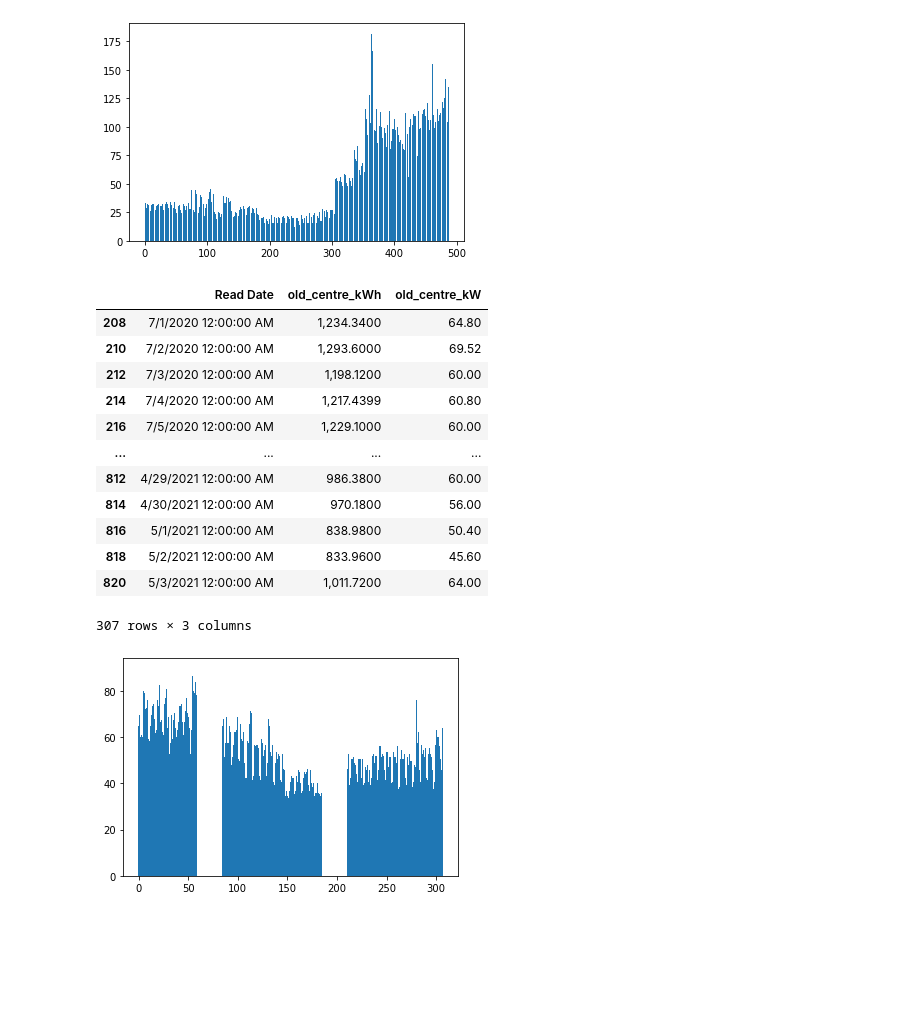
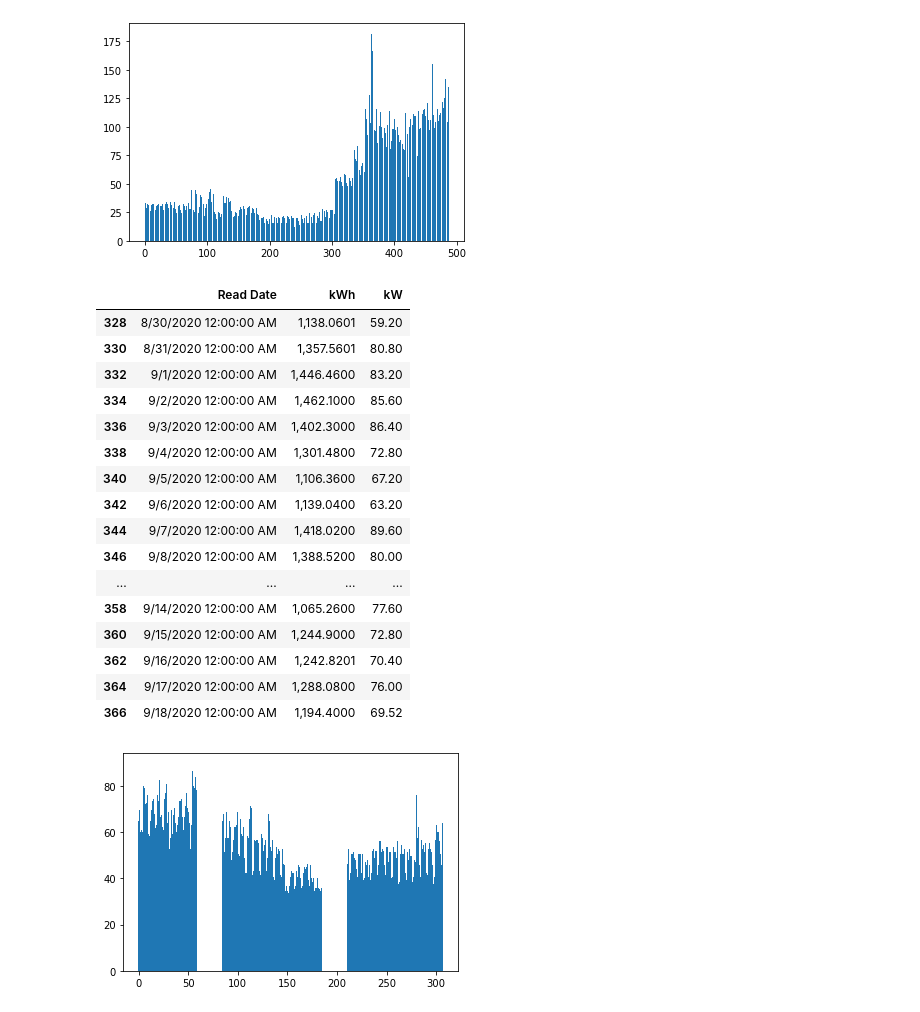
Before and after one commit to jacksonkennedynorris/green_centre, a Jupyter notebook: GreenProject.ipynb, the cells around one changed output. Saved outputs shown, nothing was run; the diff lists cells and outputs as text; code cells hidden in the pictures; blank space fills up the shorter version.

```diff
--- a/GreenProject.ipynb
+++ b/GreenProject.ipynb
@@ -44,24 +49,28 @@ plot_daily_data(olin)
 [figure]
 # %%
 old_centre = pd.read_csv("old_centre_daily.csv")
-rename_cols(old_centre,"old_centre")
-old_centre = old_centre[old_centre.old_centre_kW.notnull()]
+#rename_cols(old_centre,"old_centre")
+old_centre = old_centre[old_centre.kW.notnull()]
 old_centre = old_centre[181:]
-old_centre
+old_centre[60:80]
 # %% [output]
-|  | Read Date | old_centre_kWh | old_centre_kW |
-| 208 | 7/1/2020 12:00:00 AM | 1,234.3400 | 64.80 |
-| 210 | 7/2/2020 12:00:00 AM | 1,293.6000 | 69.52 |
-| 212 | 7/3/2020 12:00:00 AM | 1,198.1200 | 60.00 |
-| 214 | 7/4/2020 12:00:00 AM | 1,217.4399 | 60.80 |
-| 216 | 7/5/2020 12:00:00 AM | 1,229.1000 | 60.00 |
+|  | Read Date | kWh | kW |
+| 328 | 8/30/2020 12:00:00 AM | 1,138.0601 | 59.20 |
+| 330 | 8/31/2020 12:00:00 AM | 1,357.5601 | 80.80 |
+| 332 | 9/1/2020 12:00:00 AM | 1,446.4600 | 83.20 |
+| 334 | 9/2/2020 12:00:00 AM | 1,462.1000 | 85.60 |
+| 336 | 9/3/2020 12:00:00 AM | 1,402.3000 | 86.40 |
+| 338 | 9/4/2020 12:00:00 AM | 1,301.4800 | 72.80 |
+| 340 | 9/5/2020 12:00:00 AM | 1,106.3600 | 67.20 |
+| 342 | 9/6/2020 12:00:00 AM | 1,139.0400 | 63.20 |
+| 344 | 9/7/2020 12:00:00 AM | 1,418.0200 | 89.60 |
+| 346 | 9/8/2020 12:00:00 AM | 1,388.5200 | 80.00 |
 | ... | ... | ... | ... |
-| 812 | 4/29/2021 12:00:00 AM | 986.3800 | 60.00 |
-| 814 | 4/30/2021 12:00:00 AM | 970.1800 | 56.00 |
-| 816 | 5/1/2021 12:00:00 AM | 838.9800 | 50.40 |
-| 818 | 5/2/2021 12:00:00 AM | 833.9600 | 45.60 |
-| 820 | 5/3/2021 12:00:00 AM | 1,011.7200 | 64.00 |
+| 358 | 9/14/2020 12:00:00 AM | 1,065.2600 | 77.60 |
+| 360 | 9/15/2020 12:00:00 AM | 1,244.9000 | 72.80 |
+| 362 | 9/16/2020 12:00:00 AM | 1,242.8201 | 70.40 |
+| 364 | 9/17/2020 12:00:00 AM | 1,288.0800 | 76.00 |
+| 366 | 9/18/2020 12:00:00 AM | 1,194.4000 | 69.52 |
-307 rows × 3 columns
 # %%
 plot_daily_data(old_centre)
 # %% [output]
```
Also changed, not shown: parts of 20 cells of this notebook, 3 other files.
